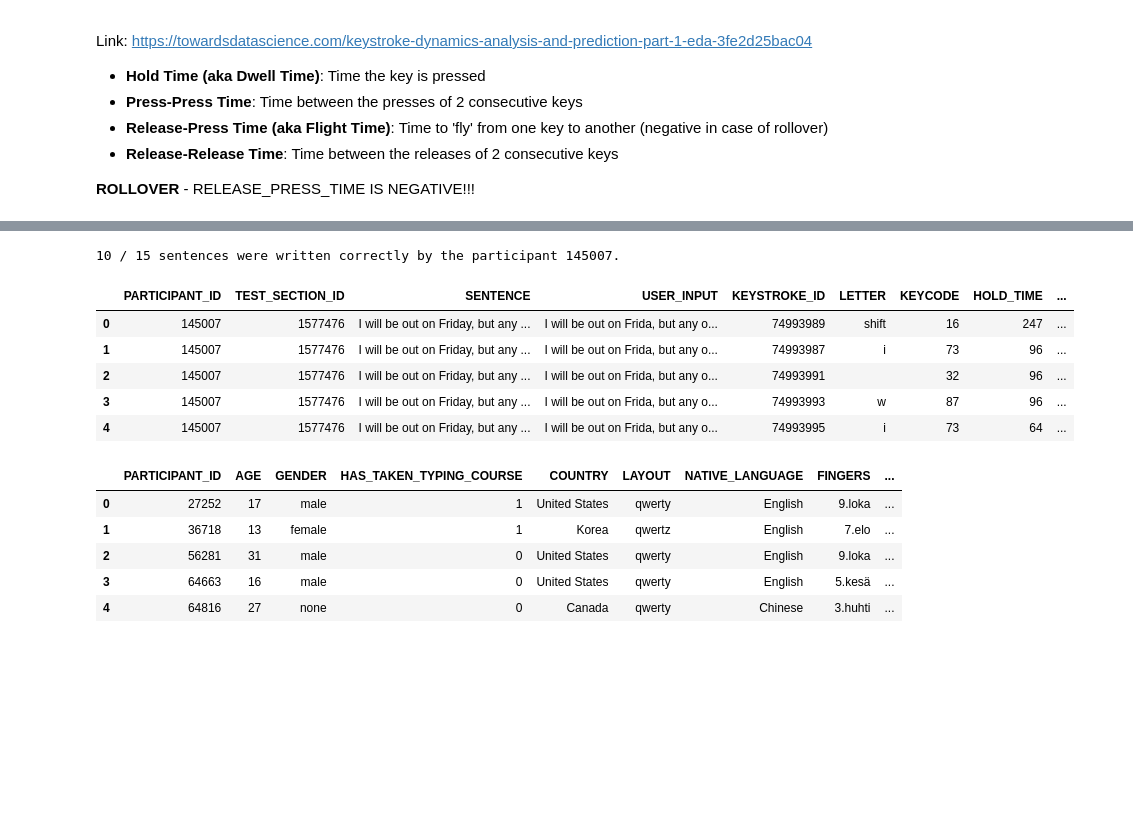
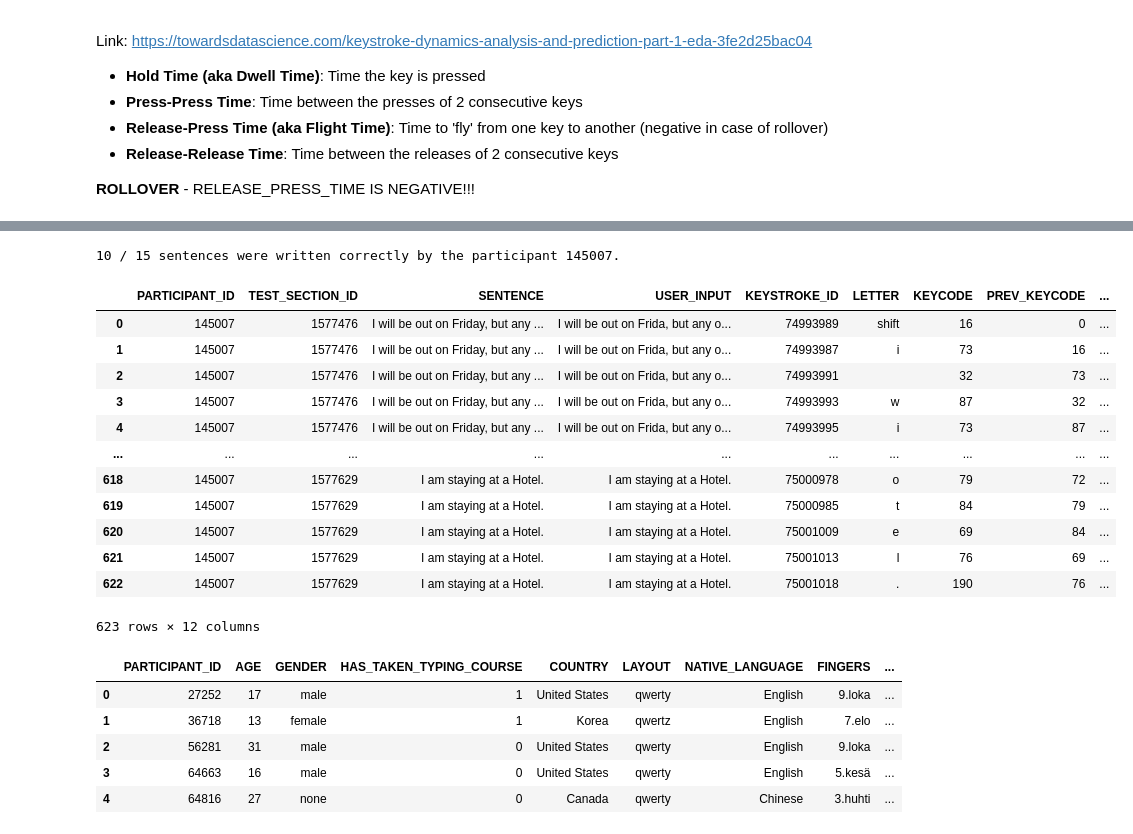
Before and after one commit to ivanshamilov/Masters-Thesis, a Jupyter notebook: init.ipynb, the cells around one changed output, grey strips where cells are left out. Cells and saved outputs as stored; diff of their text form; code cells hidden in the pictures; blank space fills up the shorter version.

Commit message:
Fixed read function

```diff
--- a/init.ipynb
+++ b/init.ipynb
@@ -53,16 +55,3 @@ For some users, the typed letter was not logged correctly. Instead, the correspo
 - calculate flight time between neighbouring symbols<br>
 - find correct letter types (using keycodes)<br>
 - remove small (physical) or (on-screen) touch keyboard<br>
-# %%
-# Prepare KEY_CODES dictionary
-
-KEY_CODES = dict()
-
-with open("key-codes.json", "rb") as f:
-    KEY_CODES = json.load(f)
-
-# No keys will be removed. Function keys misclicks are possible and numpad buttons might be used for typing in numbers.
-# Additionally: UNKNOWN key will be added with value of -1
-
-KEY_CODES["UNKNOWN"] = -1
-KEY_CODES = dict(sorted(KEY_CODES.items(), key=lambda x: x[1]))
@@ -121,13 +143,24 @@ def read_data_for_participant(participant_id:int, calculate_features:bool=True,
     df = pd.read_csv(os.path.join(MAIN_DIR, f"{participant_id}_keystrokes.txt"), sep="\t")
     df["LETTER"] = df["LETTER"].str.lower()
     if calculate_features:
+        df["PREV_KEYCODE"] = 0
         df["HOLD_TIME"] = df["RELEASE_TIME"] - df["PRESS_TIME"]
-        df["PRESS_PRESS_TIME"] = (df["PRESS_TIME"] - df["PRESS_TIME"].shift(1)).fillna(0)
-        df["RELEASE_PRESS_TIME"] = (df["PRESS_TIME"] - df["RELEASE_TIME"].shift(1)).fillna(0)
-        df["RELEASE_RELEASE_TIME"] = (df["RELEASE_TIME"] - df["RELEASE_TIME"].shift(1)).fillna(0)
+        df["PRESS_PRESS_TIME"] = 0
+        df["RELEASE_PRESS_TIME"] = 0
+        df["RELEASE_RELEASE_TIME"] = 0
+
+        shifted_df = df.shift(1).fillna(0)
+        new_sentences = df["TEST_SECTION_ID"] == shifted_df["TEST_SECTION_ID"]
+        new_sentences = df.index[new_sentences].tolist()
+        for index in new_sentences:
+            df.at[index, "PREV_KEYCODE"] = int(shifted_df.at[index, "KEYCODE"])
+            df.at[index, "PRESS_PRESS_TIME"] = df.at[index, "PRESS_TIME"] - shifted_df.at[index, "PRESS_TIME"]
+            df.at[index, "RELEASE_PRESS_TIME"] = df.at[index, "PRESS_TIME"] - shifted_df.at[index, "RELEASE_TIME"]
+            df.at[index, "RELEASE_RELEASE_TIME"] = df.at[index, "RELEASE_TIME"] - shifted_df.at[index, "RELEASE_TIME"]
     if drop_timestamps:
         df.drop(["RELEASE_TIME", "PRESS_TIME"], axis=1, inplace=True)
     if print_info:
         print(f"{df[df['SENTENCE'] == df['USER_INPUT']]['TEST_SECTION_ID'].nunique()} / {df['TEST_SECTION_ID'].nunique()}" \
               f" sentences were written correctly by the participant {participant_id}.")
+    del shifted_df
     return df
@@ -137,15 +189,22 @@ metadata["COUNTRY"] = metadata["COUNTRY"].map(COUNTRY_MAP)
 metadata["NATIVE_LANGUAGE"] = metadata["NATIVE_LANGUAGE"].map(LANGUAGE_MAP)
 # %%
 df = read_data_for_participant(participant_ids[0])
-df.head(5)
+df
 # %% [output]
 10 / 15 sentences were written correctly by the participant 145007.
-|  | PARTICIPANT_ID | TEST_SECTION_ID | SENTENCE | USER_INPUT | KEYSTROKE_ID | LETTER | KEYCODE | HOLD_TIME | ... |
-| 0 | 145007 | 1577476 | I will be out on Friday, but any ... | I will be out on Frida, but any o... | 74993989 | shift | 16 | 247 | ... |
-| 1 | 145007 | 1577476 | I will be out on Friday, but any ... | I will be out on Frida, but any o... | 74993987 | i | 73 | 96 | ... |
-| 2 | 145007 | 1577476 | I will be out on Friday, but any ... | I will be out on Frida, but any o... | 74993991 |  | 32 | 96 | ... |
-| 3 | 145007 | 1577476 | I will be out on Friday, but any ... | I will be out on Frida, but any o... | 74993993 | w | 87 | 96 | ... |
-| 4 | 145007 | 1577476 | I will be out on Friday, but any ... | I will be out on Frida, but any o... | 74993995 | i | 73 | 64 | ... |
+|  | PARTICIPANT_ID | TEST_SECTION_ID | SENTENCE | USER_INPUT | KEYSTROKE_ID | LETTER | KEYCODE | PREV_KEYCODE | ... |
+| 0 | 145007 | 1577476 | I will be out on Friday, but any ... | I will be out on Frida, but any o... | 74993989 | shift | 16 | 0 | ... |
+| 1 | 145007 | 1577476 | I will be out on Friday, but any ... | I will be out on Frida, but any o... | 74993987 | i | 73 | 16 | ... |
+| 2 | 145007 | 1577476 | I will be out on Friday, but any ... | I will be out on Frida, but any o... | 74993991 |  | 32 | 73 | ... |
+| 3 | 145007 | 1577476 | I will be out on Friday, but any ... | I will be out on Frida, but any o... | 74993993 | w | 87 | 32 | ... |
+| 4 | 145007 | 1577476 | I will be out on Friday, but any ... | I will be out on Frida, but any o... | 74993995 | i | 73 | 87 | ... |
+| ... | ... | ... | ... | ... | ... | ... | ... | ... | ... |
+| 618 | 145007 | 1577629 | I am staying at a Hotel. | I am staying at a Hotel. | 75000978 | o | 79 | 72 | ... |
+| 619 | 145007 | 1577629 | I am staying at a Hotel. | I am staying at a Hotel. | 75000985 | t | 84 | 79 | ... |
+| 620 | 145007 | 1577629 | I am staying at a Hotel. | I am staying at a Hotel. | 75001009 | e | 69 | 84 | ... |
+| 621 | 145007 | 1577629 | I am staying at a Hotel. | I am staying at a Hotel. | 75001013 | l | 76 | 69 | ... |
+| 622 | 145007 | 1577629 | I am staying at a Hotel. | I am staying at a Hotel. | 75001018 | . | 190 | 76 | ... |
+623 rows × 12 columns
 # %%
  metadata.head(5)
 # %% [output]
```
Also changed, not shown: parts of 15 cells of this notebook.
